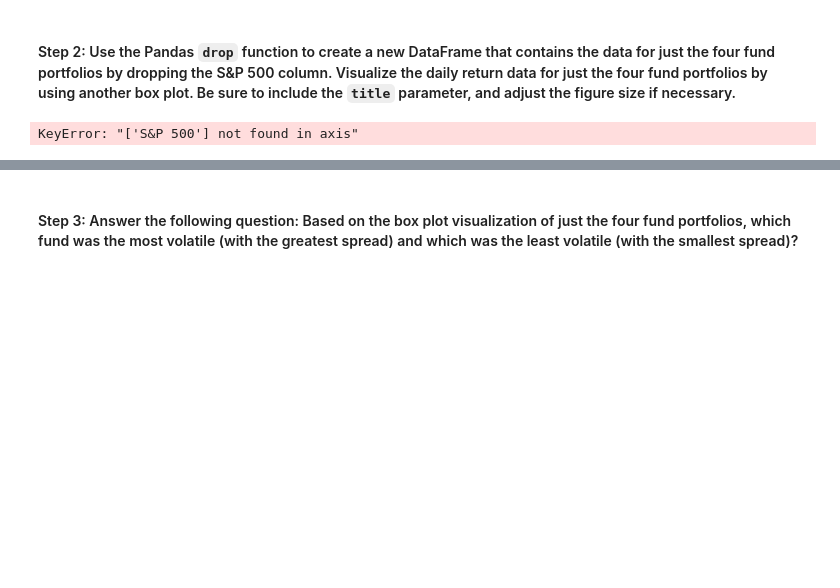
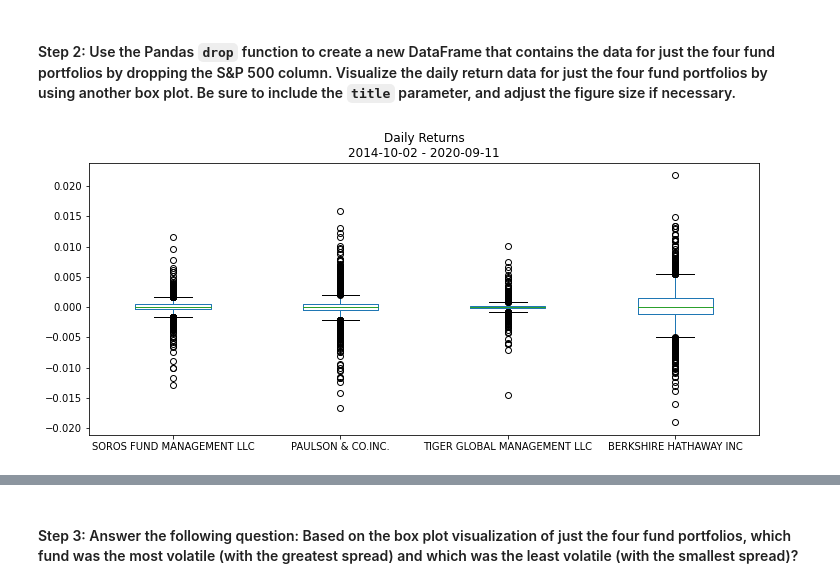
Before and after one commit to blandwhite/Challenge_4, a Jupyter notebook: Starter_Code/risk_return_analysis.ipynb, the cells around one changed output, grey strips where cells are left out. Cells and saved outputs as stored; diff of their text form; code cells hidden in the pictures; blank space fills up the shorter version.

```diff
--- a/Starter_Code/risk_return_analysis.ipynb
+++ b/Starter_Code/risk_return_analysis.ipynb
@@ -266,8 +264,8 @@ cumulative_returns.plot.box(figsize=(15,7), title='Cumulative Returns\n2014-10-0
 # %%
 # Create a new DataFrame containing only the 4 fund portfolios by dropping the S&P 500 column from the DataFrame
 # Create box plots to reflect the return data for only the 4 fund portfolios
 # Include a title parameter and adjust the figure size
-cumulative_returns.drop(['S&P 500'],axis=1)
-cumulative_returns.plot.box(title='Cumulative Returns\n2014-10-02 - 2020-09-11',figsize=(15,7))
+daily_returns_funds = daily_returns.drop(['S&P 500'],axis=1)
+daily_returns_funds.plot.box(title='Daily Returns\n2014-10-02 - 2020-09-11',figsize=(12,5));
 # %% [output]
-KeyError: "['S&P 500'] not found in axis"
+[figure, added]
```
Also changed, not shown: parts of 33 cells of this notebook, 4 other files.
